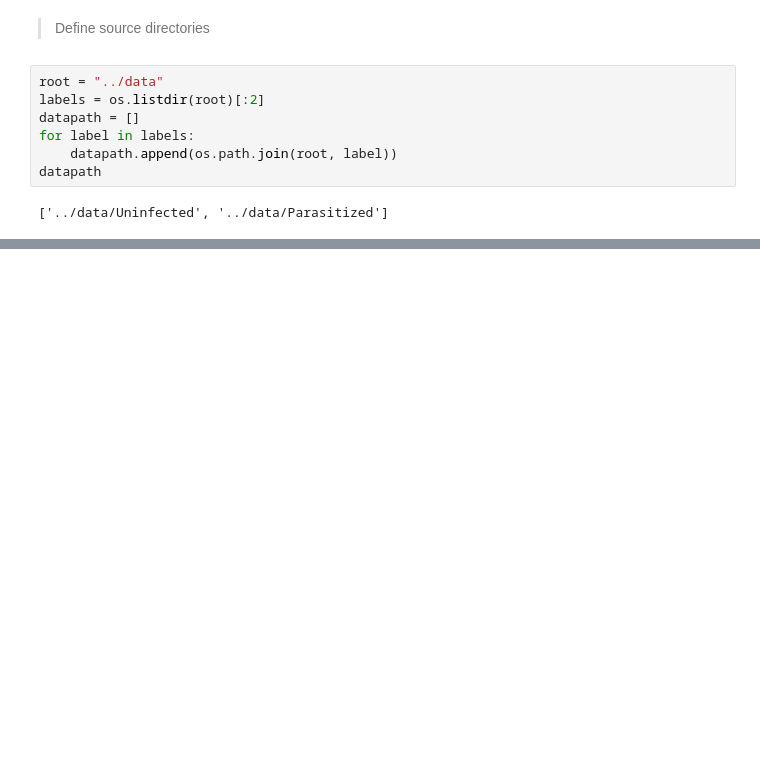
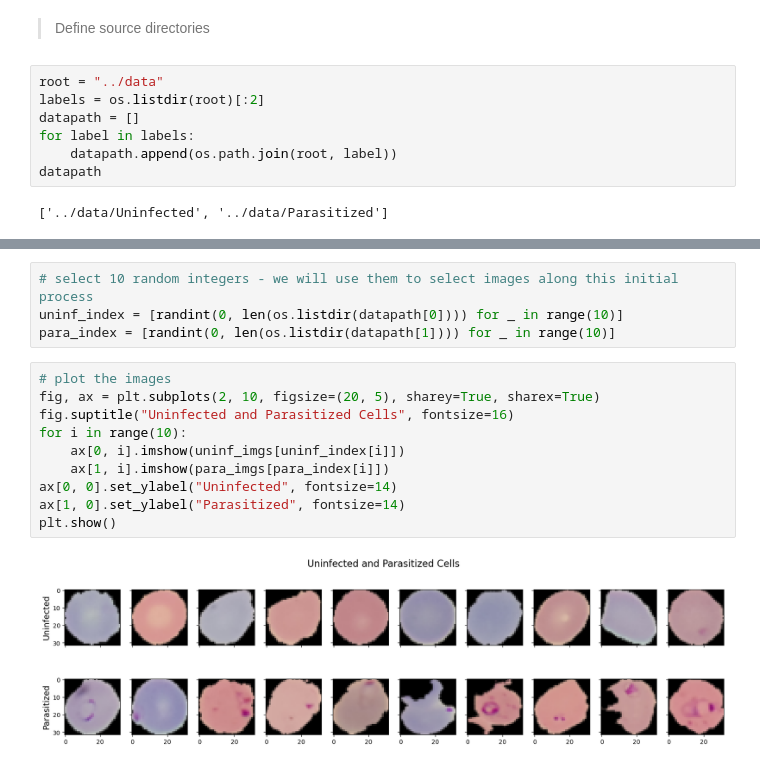
Before and after one commit to effibot/ML_2122_Project, a Jupyter notebook: notebooks/image_load.ipynb, the cells around one changed output, grey strips where cells are left out. Cells and saved outputs as stored; diff of their text form; blank space fills up the shorter version.

```diff
--- a/notebooks/image_load.ipynb
+++ b/notebooks/image_load.ipynb
@@ -113,0 +117,16 @@ df.head()
+# %%
+# select 10 random integers - we will use them to select images along this initial process
+uninf_index = [randint(0, len(os.listdir(datapath[0]))) for _ in range(10)]
+para_index = [randint(0, len(os.listdir(datapath[1]))) for _ in range(10)]
+# %%
+# plot the images
+fig, ax = plt.subplots(2, 10, figsize=(20, 5), sharey=True, sharex=True)
+fig.suptitle("Uninfected and Parasitized Cells", fontsize=16)
+for i in range(10):
+    ax[0, i].imshow(uninf_imgs[uninf_index[i]])
+    ax[1, i].imshow(para_imgs[para_index[i]])
+ax[0, 0].set_ylabel("Uninfected", fontsize=14)
+ax[1, 0].set_ylabel("Parasitized", fontsize=14)
+plt.show()
+# %% [output]
+[figure, added]
```
Also changed, not shown: parts of 33 cells of this notebook, 1 other file.
